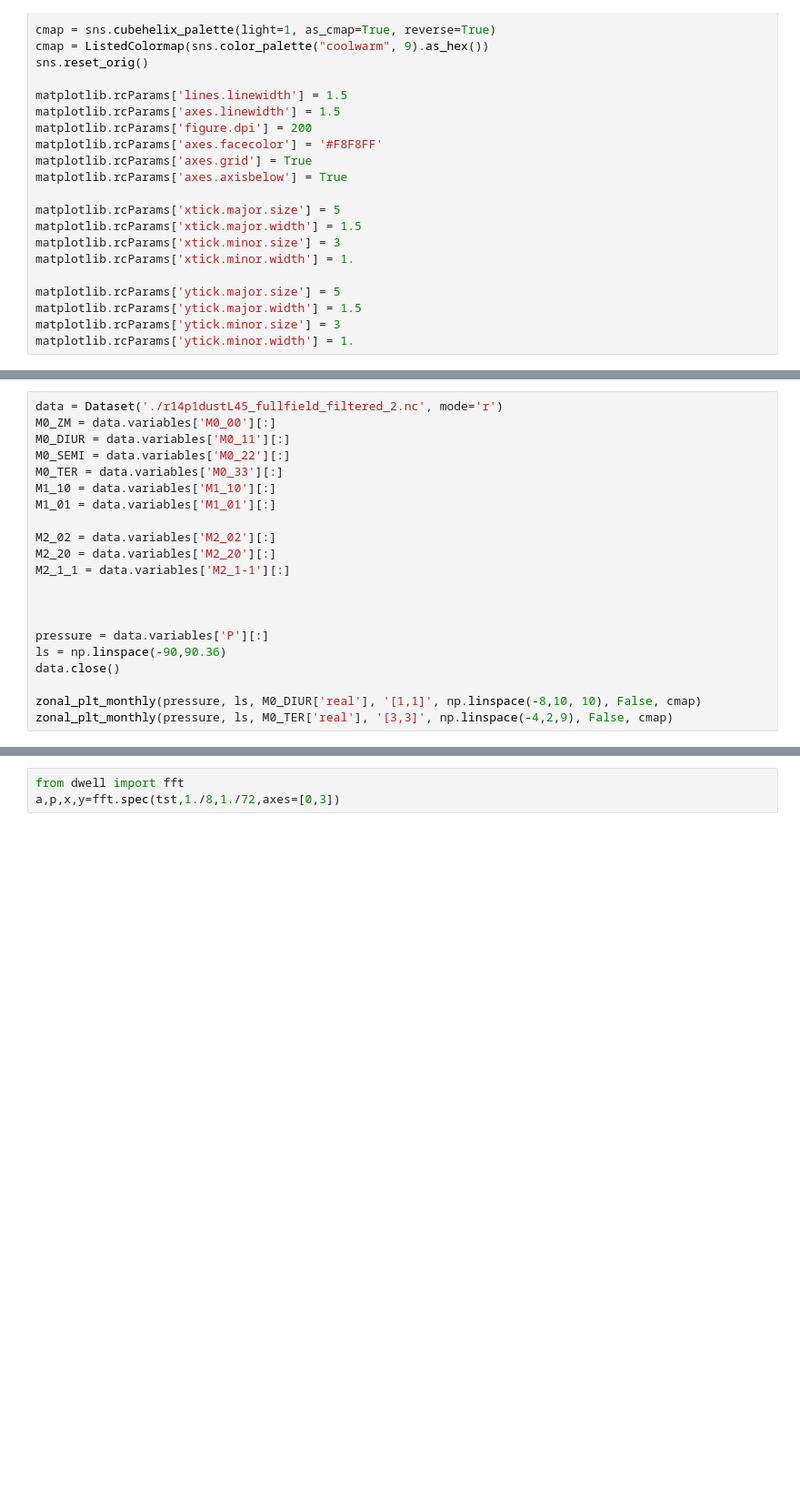
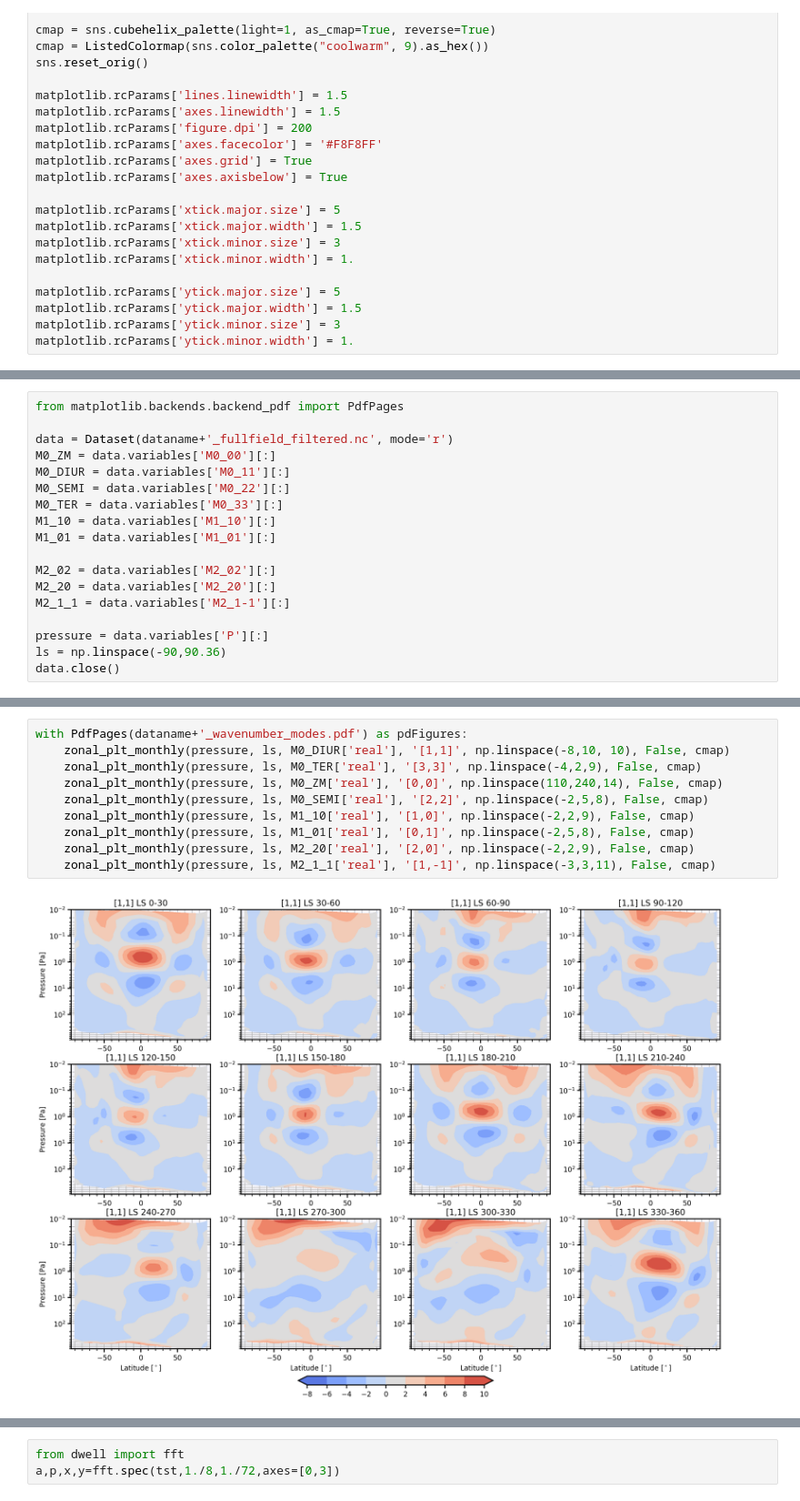
Before and after one commit to sokvisal/marswrf, a Jupyter notebook: fullfield_temperature_filtered.ipynb, the cells around one changed output, grey strips where cells are left out. Shown at 91% size. Cells and saved outputs as stored; diff of their text form; blank space fills up the shorter version.

```diff
--- a/fullfield_temperature_filtered.ipynb
+++ b/fullfield_temperature_filtered.ipynb
@@ -234,7 +235,9 @@ print ('done!')
 8
 done!
 # %%
-data = Dataset('./r14p1dustL45_fullfield_filtered_2.nc', mode='r')
+from matplotlib.backends.backend_pdf import PdfPages
+
+data = Dataset(dataname+'_fullfield_filtered.nc', mode='r')
 M0_ZM = data.variables['M0_00'][:]
 M0_DIUR = data.variables['M0_11'][:]
 M0_SEMI = data.variables['M0_22'][:]
@@ -246,11 +249,6 @@ M2_02 = data.variables['M2_02'][:]
 M2_20 = data.variables['M2_20'][:]
 M2_1_1 = data.variables['M2_1-1'][:]
 
-
-
 pressure = data.variables['P'][:]
 ls = np.linspace(-90,90.36)
 data.close()
-
-zonal_plt_monthly(pressure, ls, M0_DIUR['real'], '[1,1]', np.linspace(-8,10, 10), False, cmap)
-zonal_plt_monthly(pressure, ls, M0_TER['real'], '[3,3]', np.linspace(-4,2,9), False, cmap)
@@ -277,0 +255,12 @@ zonal_plt_monthly(pressure, ls, M1_01['real'], '[0,1]', np.linspace(0,6,7), Fals
+# %%
+with PdfPages(dataname+'_wavenumber_modes.pdf') as pdFigures:
+    zonal_plt_monthly(pressure, ls, M0_DIUR['real'], '[1,1]', np.linspace(-8,10, 10), False, cmap)
+    zonal_plt_monthly(pressure, ls, M0_TER['real'], '[3,3]', np.linspace(-4,2,9), False, cmap)
+    zonal_plt_monthly(pressure, ls, M0_ZM['real'], '[0,0]', np.linspace(110,240,14), False, cmap)
+    zonal_plt_monthly(pressure, ls, M0_SEMI['real'], '[2,2]', np.linspace(-2,5,8), False, cmap)
+    zonal_plt_monthly(pressure, ls, M1_10['real'], '[1,0]', np.linspace(-2,2,9), False, cmap)
+    zonal_plt_monthly(pressure, ls, M1_01['real'], '[0,1]', np.linspace(-2,5,8), False, cmap)
+    zonal_plt_monthly(pressure, ls, M2_20['real'], '[2,0]', np.linspace(-2,2,9), False, cmap)
+    zonal_plt_monthly(pressure, ls, M2_1_1['real'], '[1,-1]', np.linspace(-3,3,11), False, cmap)
+# %% [output]
+[figure, added]
```
Also changed, not shown: parts of 9 cells of this notebook.
